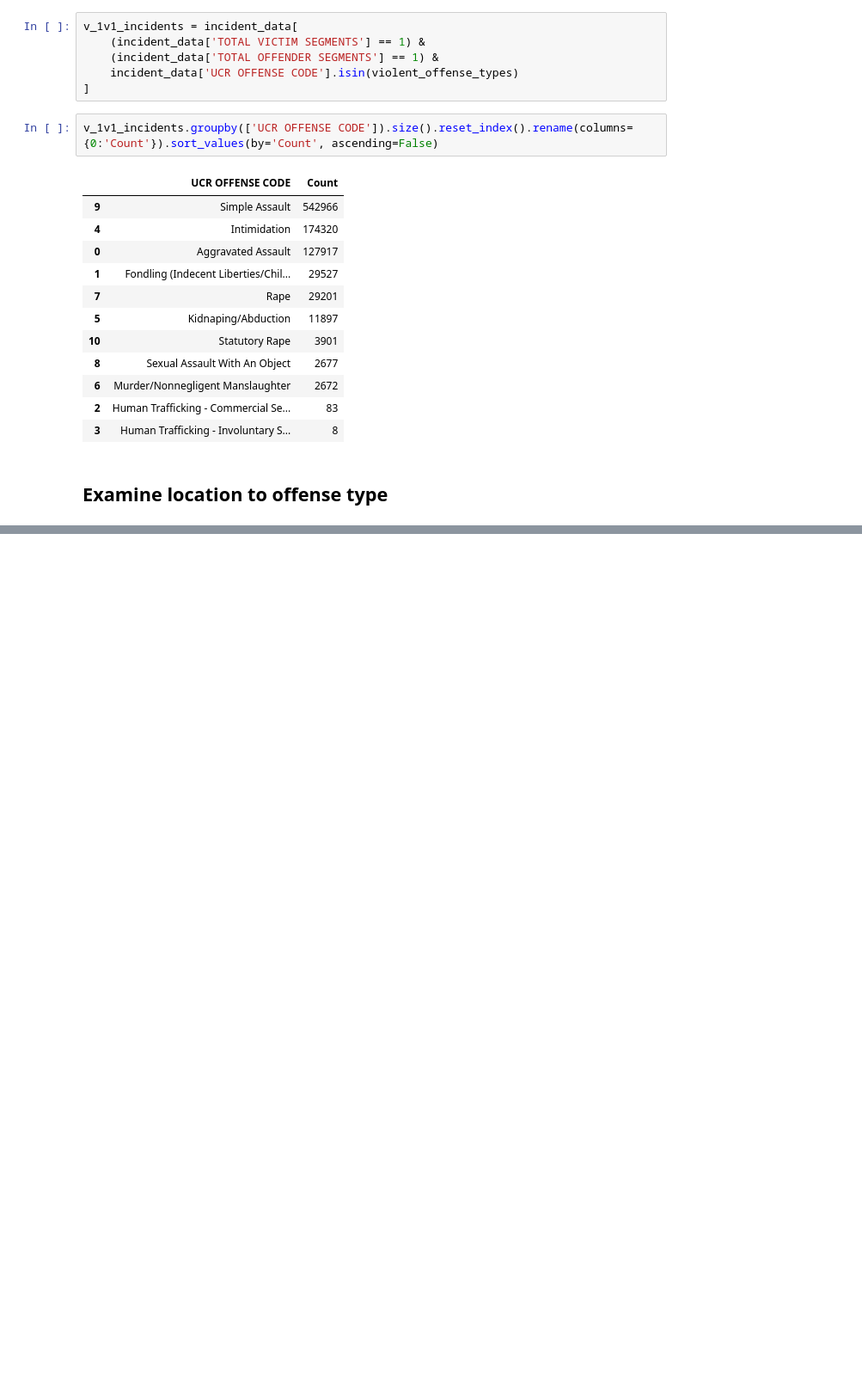
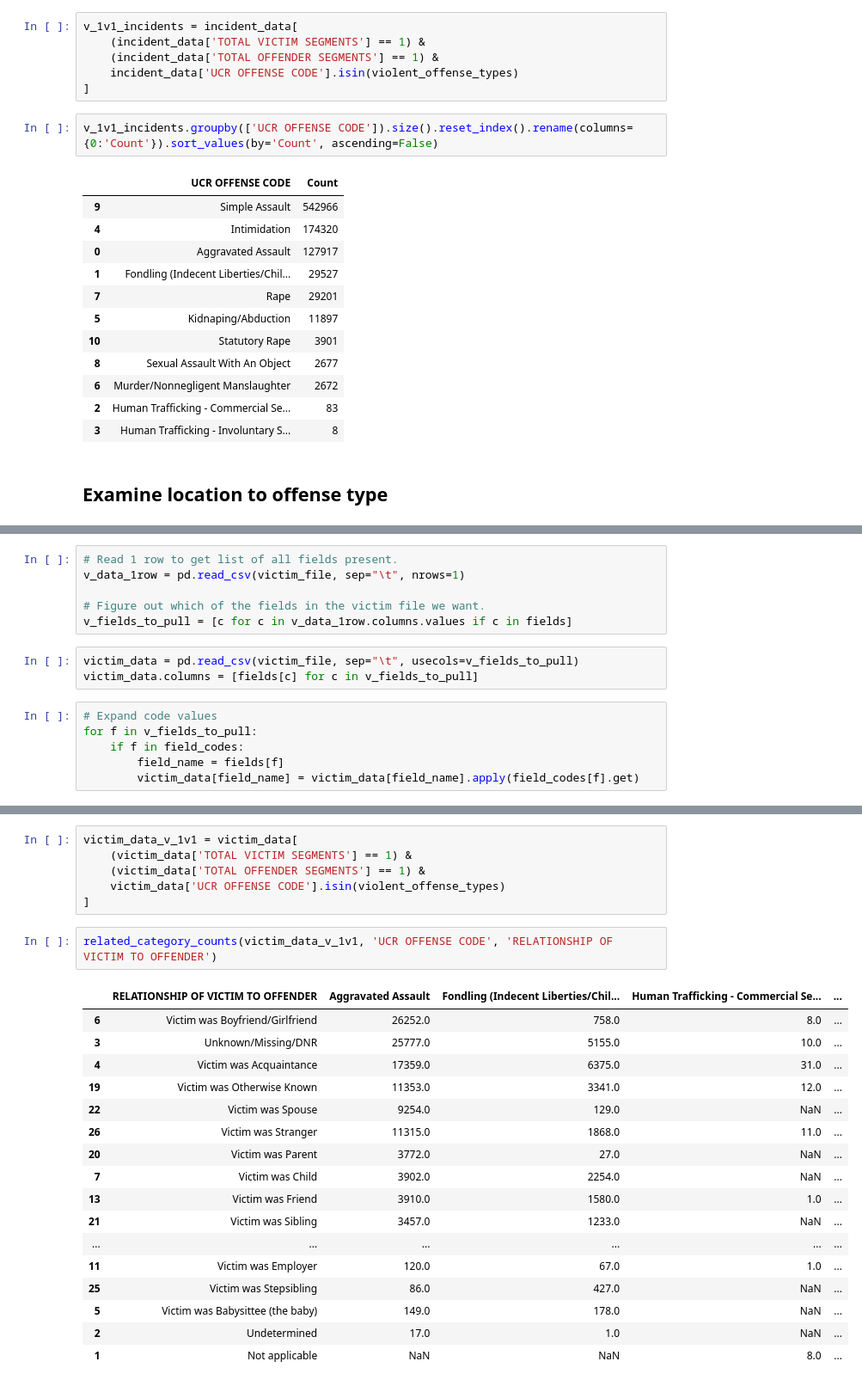
Before and after one commit to castle8080/violence_research, a Jupyter notebook: nat_incident_data.ipynb, the cells around one changed output, grey strips where cells are left out. Shown at 86% size. Drawn from its saved outputs; the diff is of its cells as text; blank space fills up the shorter version.

Commit message:
Looking at data about victims.

```diff
--- a/nat_incident_data.ipynb
+++ b/nat_incident_data.ipynb
@@ -316,0 +324,15 @@ location_to_offense_stats
+# %%
+# Read 1 row to get list of all fields present.
+v_data_1row = pd.read_csv(victim_file, sep="\t", nrows=1)
+
+# Figure out which of the fields in the victim file we want.
+v_fields_to_pull = [c for c in v_data_1row.columns.values if c in fields]
+# %%
+victim_data = pd.read_csv(victim_file, sep="\t", usecols=v_fields_to_pull)
+victim_data.columns = [fields[c] for c in v_fields_to_pull]
+# %%
+# Expand code values
+for f in v_fields_to_pull:
+    if f in field_codes:
+        field_name = fields[f]
+        victim_data[field_name] = victim_data[field_name].apply(field_codes[f].get)
@@ -316,0 +346,26 @@ location_to_offense_stats
+# %%
+victim_data_v_1v1 = victim_data[
+    (victim_data['TOTAL VICTIM SEGMENTS'] == 1) &
+    (victim_data['TOTAL OFFENDER SEGMENTS'] == 1) &
+    victim_data['UCR OFFENSE CODE'].isin(violent_offense_types)
+]
+# %%
+related_category_counts(victim_data_v_1v1, 'UCR OFFENSE CODE', 'RELATIONSHIP OF VICTIM TO OFFENDER')
+# %% [output]
+|  | RELATIONSHIP OF VICTIM TO OFFENDER | Aggravated Assault | Fondling (Indecent Liberties/Chil... | Human Trafficking - Commercial Se... | ... |
+| 6 | Victim was Boyfriend/Girlfriend | 26252.0 | 758.0 | 8.0 | ... |
+| 3 | Unknown/Missing/DNR | 25777.0 | 5155.0 | 10.0 | ... |
+| 4 | Victim was Acquaintance | 17359.0 | 6375.0 | 31.0 | ... |
+| 19 | Victim was Otherwise Known | 11353.0 | 3341.0 | 12.0 | ... |
+| 22 | Victim was Spouse | 9254.0 | 129.0 | NaN | ... |
+| 26 | Victim was Stranger | 11315.0 | 1868.0 | 11.0 | ... |
+| 20 | Victim was Parent | 3772.0 | 27.0 | NaN | ... |
+| 7 | Victim was Child | 3902.0 | 2254.0 | NaN | ... |
+| 13 | Victim was Friend | 3910.0 | 1580.0 | 1.0 | ... |
+| 21 | Victim was Sibling | 3457.0 | 1233.0 | NaN | ... |
+| ... | ... | ... | ... | ... | ... |
+| 11 | Victim was Employer | 120.0 | 67.0 | 1.0 | ... |
+| 25 | Victim was Stepsibling | 86.0 | 427.0 | NaN | ... |
+| 5 | Victim was Babysittee (the baby) | 149.0 | 178.0 | NaN | ... |
+| 2 | Undetermined | 17.0 | 1.0 | NaN | ... |
+| 1 | Not applicable | NaN | NaN | 8.0 | ... |
```
Also changed, not shown: parts of 8 cells of this notebook.
